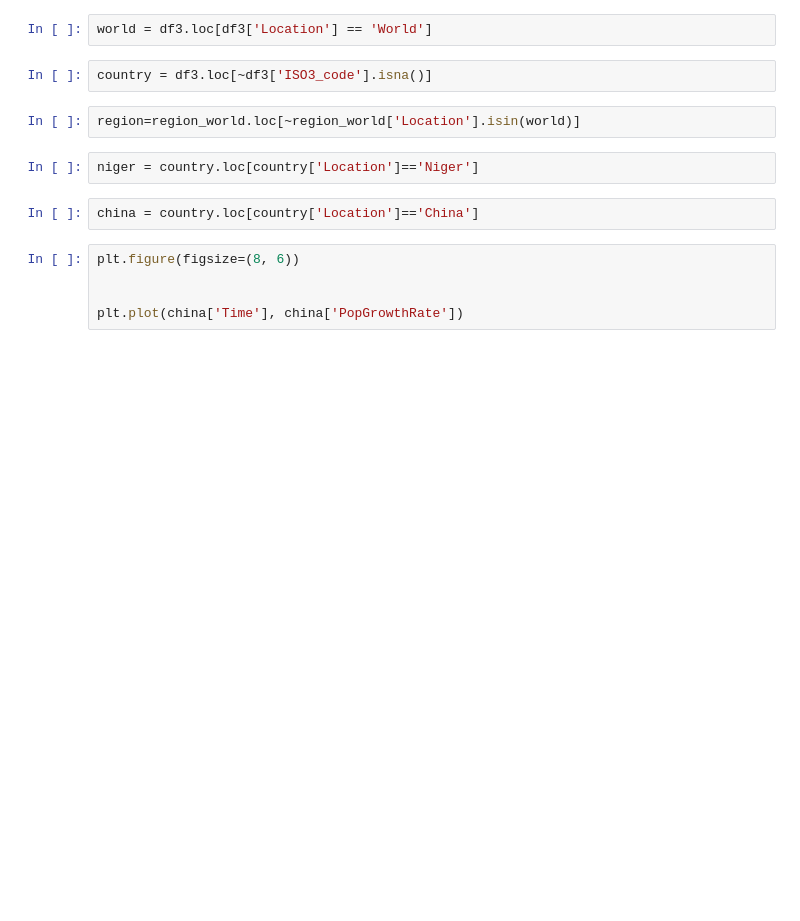
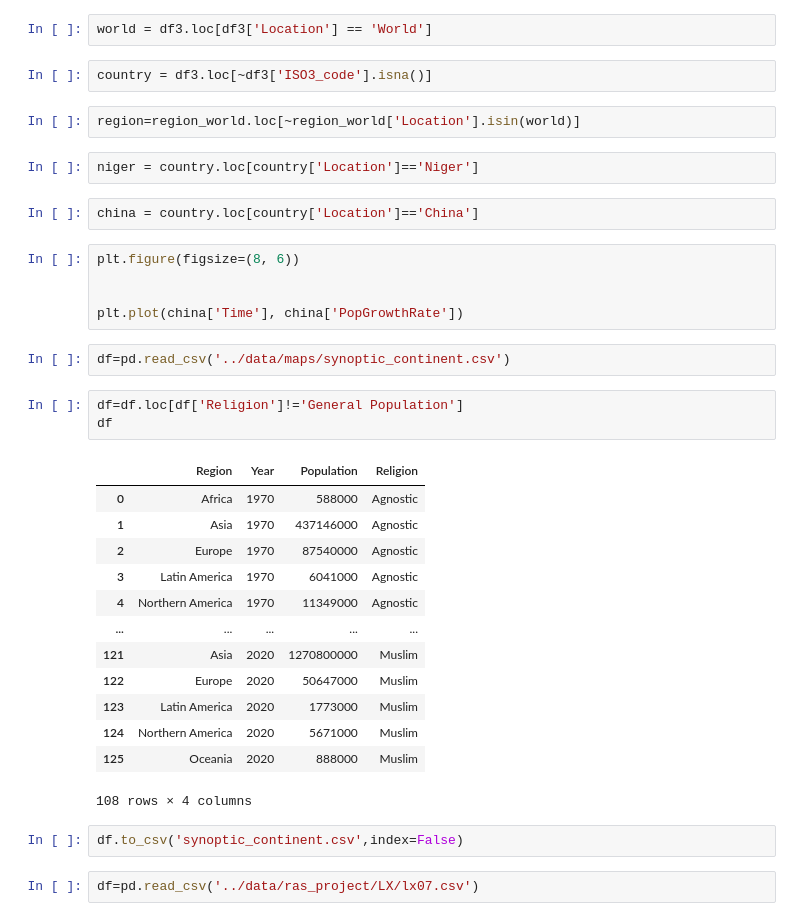
Before and after one commit to levigraft/capstone_religion_birthrate, a Jupyter notebook: Capstone/notebooks/un_indicators.ipynb, the cells around one changed output. Saved outputs shown, nothing was run; the diff lists cells and outputs as text; blank space fills up the shorter version.

```diff
--- a/Capstone/notebooks/un_indicators.ipynb
+++ b/Capstone/notebooks/un_indicators.ipynb
@@ -91,3 +93,26 @@ plt.figure(figsize=(8, 6))
 
 
 plt.plot(china['Time'], china['PopGrowthRate'])
+# %%
+df=pd.read_csv('../data/maps/synoptic_continent.csv')
+# %%
+df=df.loc[df['Religion']!='General Population']
+df
+# %% [output]
+|  | Region | Year | Population | Religion |
+| 0 | Africa | 1970 | 588000 | Agnostic |
+| 1 | Asia | 1970 | 437146000 | Agnostic |
+| 2 | Europe | 1970 | 87540000 | Agnostic |
+| 3 | Latin America | 1970 | 6041000 | Agnostic |
+| 4 | Northern America | 1970 | 11349000 | Agnostic |
+| ... | ... | ... | ... | ... |
+| 121 | Asia | 2020 | 1270800000 | Muslim |
+| 122 | Europe | 2020 | 50647000 | Muslim |
+| 123 | Latin America | 2020 | 1773000 | Muslim |
+| 124 | Northern America | 2020 | 5671000 | Muslim |
+| 125 | Oceania | 2020 | 888000 | Muslim |
+108 rows × 4 columns
+# %%
+df.to_csv('synoptic_continent.csv',index=False)
+# %%
+df=pd.read_csv('../data/ras_project/LX/lx07.csv')
```
Also changed, not shown: parts of 5 cells of this notebook, 24 other files.
